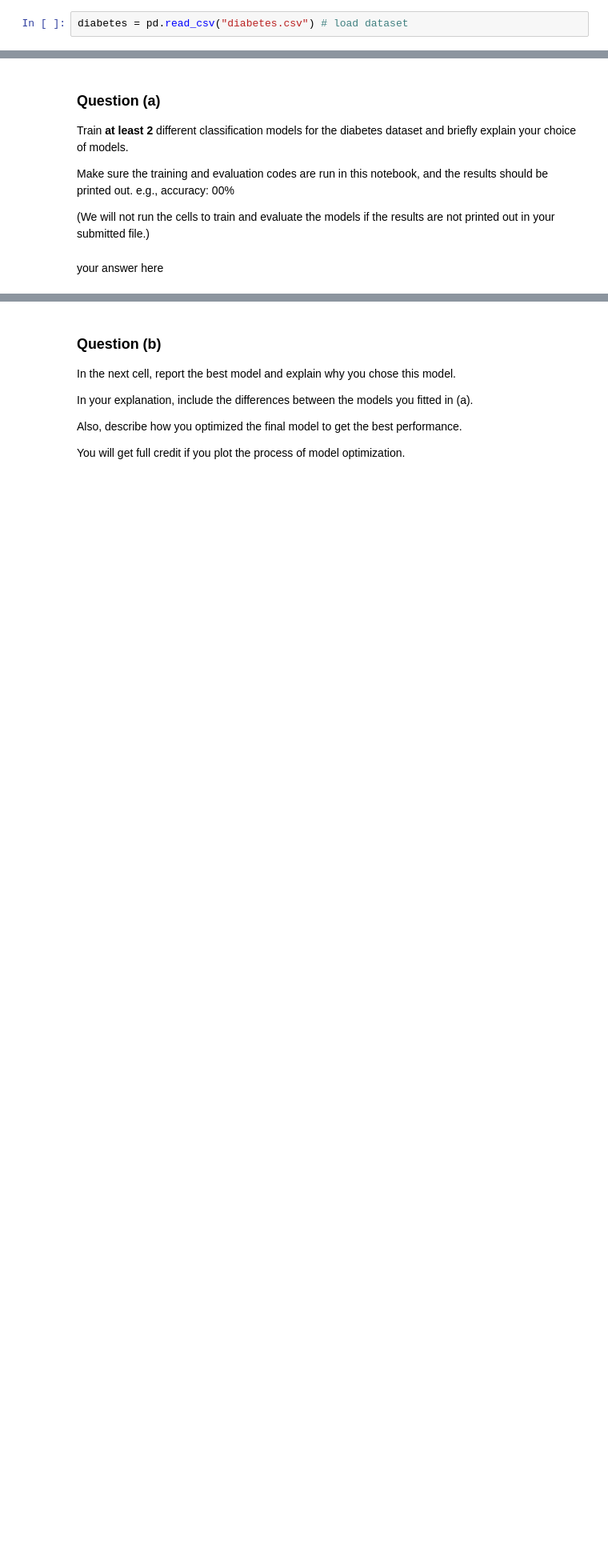
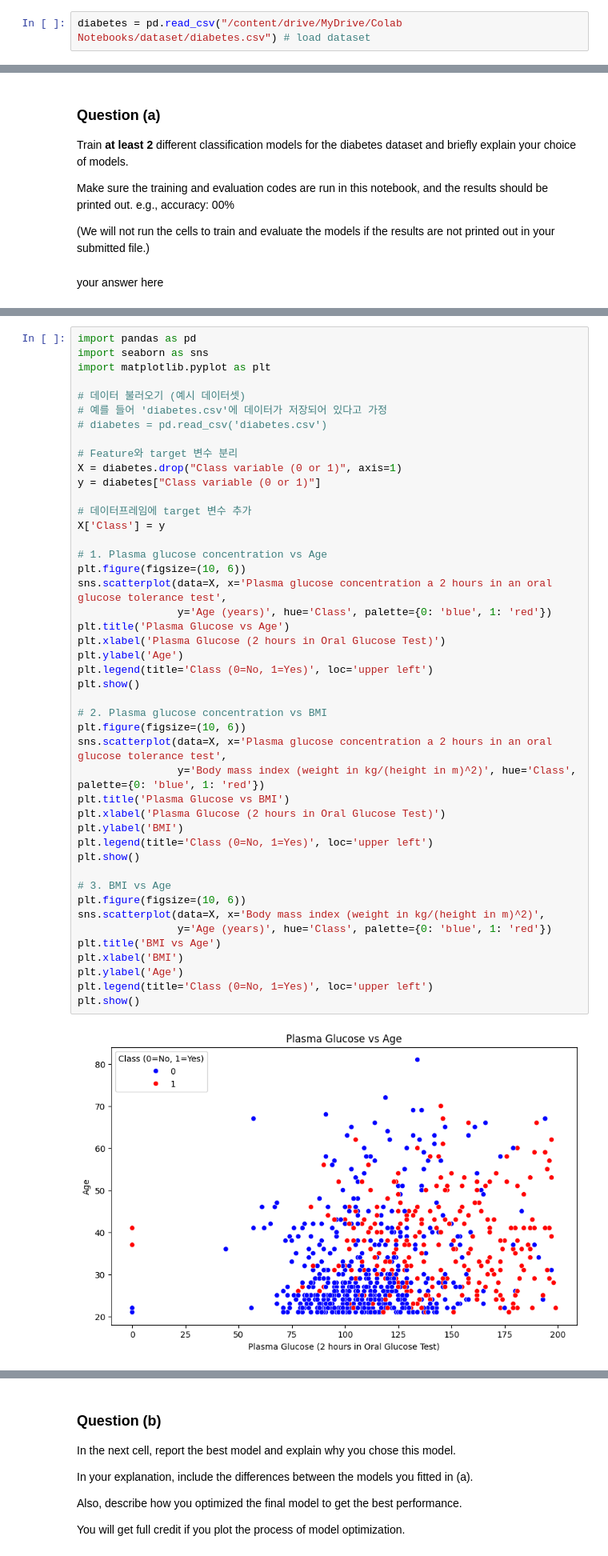
Before and after one commit to minseo08/MLDL, a Jupyter notebook: HW2/hw2_classification.ipynb, the cells around one changed output, grey strips where cells are left out. Shown: that part at 80% size. Drawn from its saved outputs; the diff is of its cells as text; blank space fills up the shorter version.

```diff
--- a/HW2/hw2_classification.ipynb
+++ b/HW2/hw2_classification.ipynb
@@ -27,7 +27,7 @@ from sklearn.metrics import classification_report, accuracy_score
 # %% [markdown]
 ## 1. Diabetes Classification
 # %%
-diabetes = pd.read_csv("diabetes.csv") # load dataset
+diabetes = pd.read_csv("/content/drive/MyDrive/Colab Notebooks/dataset/diabetes.csv") # load dataset
 # %%
 len(diabetes)
 # %% [output]
@@ -54,0 +72,47 @@ your answer here
+# %%
+import pandas as pd
+import seaborn as sns
+import matplotlib.pyplot as plt
+
+# 데이터 불러오기 (예시 데이터셋)
+# 예를 들어 'diabetes.csv'에 데이터가 저장되어 있다고 가정
+# diabetes = pd.read_csv('diabetes.csv')
+
+# Feature와 target 변수 분리
+X = diabetes.drop("Class variable (0 or 1)", axis=1)
+y = diabetes["Class variable (0 or 1)"]
+
+# 데이터프레임에 target 변수 추가
+X['Class'] = y
+
+# 1. Plasma glucose concentration vs Age
+plt.figure(figsize=(10, 6))
+sns.scatterplot(data=X, x='Plasma glucose concentration a 2 hours in an oral glucose tolerance test',
+                y='Age (years)', hue='Class', palette={0: 'blue', 1: 'red'})
+plt.title('Plasma Glucose vs Age')
+plt.xlabel('Plasma Glucose (2 hours in Oral Glucose Test)')
+plt.ylabel('Age')
+plt.legend(title='Class (0=No, 1=Yes)', loc='upper left')
+plt.show()
+
+# 2. Plasma glucose concentration vs BMI
+plt.figure(figsize=(10, 6))
+sns.scatterplot(data=X, x='Plasma glucose concentration a 2 hours in an oral glucose tolerance test',
+                y='Body mass index (weight in kg/(height in m)^2)', hue='Class', palette={0: 'blue', 1: 'red'})
+plt.title('Plasma Glucose vs BMI')
+plt.xlabel('Plasma Glucose (2 hours in Oral Glucose Test)')
+plt.ylabel('BMI')
+plt.legend(title='Class (0=No, 1=Yes)', loc='upper left')
+plt.show()
+
+# 3. BMI vs Age
+plt.figure(figsize=(10, 6))
+sns.scatterplot(data=X, x='Body mass index (weight in kg/(height in m)^2)',
+                y='Age (years)', hue='Class', palette={0: 'blue', 1: 'red'})
+plt.title('BMI vs Age')
+plt.xlabel('BMI')
+plt.ylabel('Age')
+plt.legend(title='Class (0=No, 1=Yes)', loc='upper left')
+plt.show()
+# %% [output]
+[figure, added]
```
Also changed, not shown: parts of 17 cells of this notebook.
